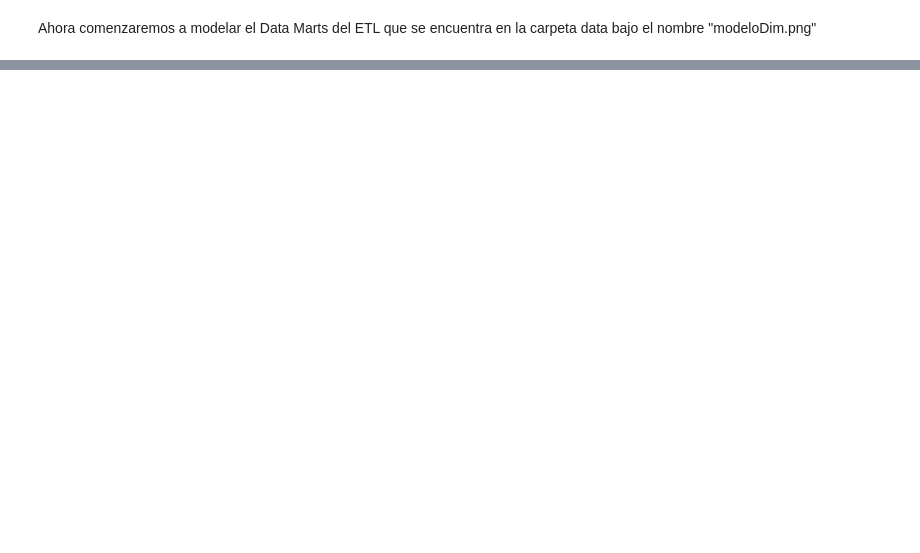
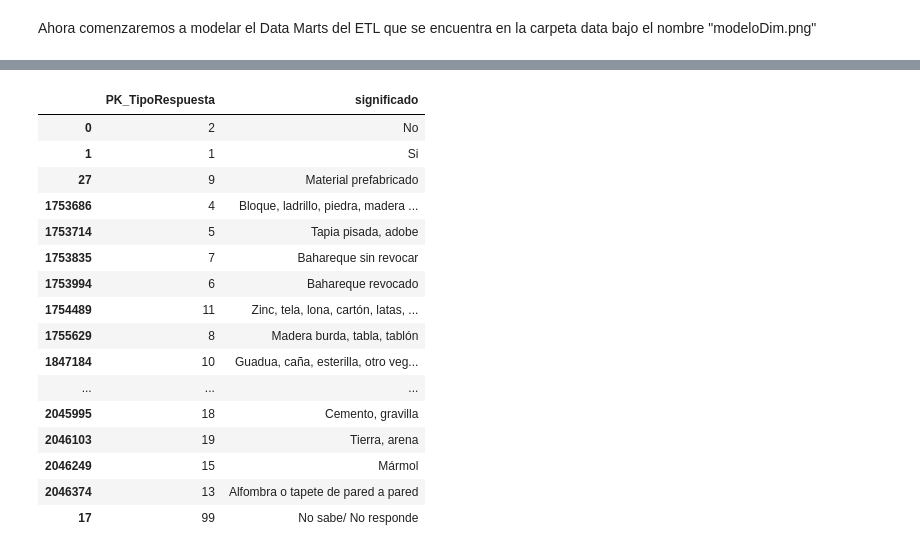
Before and after one commit to JMarts32/proyecto2BI, a Jupyter notebook: data.ipynb, the cells around one changed output, grey strips where cells are left out. Drawn from its saved outputs; the diff is of its cells as text; code cells hidden in the pictures; blank space fills up the shorter version.

```diff
--- a/data.ipynb
+++ b/data.ipynb
@@ -124,0 +265,27 @@ df_tipo
+# %%
+dictT = {1: "Si", 2: "No", 99: "No sabe/ No responde", 4:"Bloque, ladrillo, piedra, madera pulida", 5: "Tapia pisada, adobe", 6: "Bahareque revocado", 7:"Bahareque sin revocar", 8:"Madera burda, tabla, tablón", 9:"Material prefabricado", 10:"Guadua, caña, esterilla, otro vegetal", 11:"Zinc, tela, lona, cartón, latas, desechos, plástico", 12:"Sin paredes", 13:"Alfombra o tapete de pared a pared", 14:"Madera pulida y lacada, parqué", 15: "Mármol", 16:"Baldosa, vinilo, tableta, ladrillo, laminado o flotante", 17: "Madera burda, tabla o tablón, otro vegetal", 18:"Cemento, gravilla", 19:"Tierra, arena"}
+for index, row in df_tipo.iterrows():
+    nueva_columna = dictT[row['PK_TipoRespuesta']]
+    df_tipo.loc[index, 'significado'] = nueva_columna
+
+nuva_fila = {'PK_TipoRespuesta': 99, 'significado': 'No sabe/ No responde'}
+df_tipo.loc[len(df_tipo.index)] = nuva_fila
+df_tipo
+# %% [output]
+|  | PK_TipoRespuesta | significado |
+| 0 | 2 | No |
+| 1 | 1 | Si |
+| 27 | 9 | Material prefabricado |
+| 1753686 | 4 | Bloque, ladrillo, piedra, madera ... |
+| 1753714 | 5 | Tapia pisada, adobe |
+| 1753835 | 7 | Bahareque sin revocar |
+| 1753994 | 6 | Bahareque revocado |
+| 1754489 | 11 | Zinc, tela, lona, cartón, latas, ... |
+| 1755629 | 8 | Madera burda, tabla, tablón |
+| 1847184 | 10 | Guadua, caña, esterilla, otro veg... |
+| ... | ... | ... |
+| 2045995 | 18 | Cemento, gravilla |
+| 2046103 | 19 | Tierra, arena |
+| 2046249 | 15 | Mármol |
+| 2046374 | 13 | Alfombra o tapete de pared a pared |
+| 17 | 99 | No sabe/ No responde |
```
Also changed, not shown: parts of 17 cells of this notebook, 4 other files.
